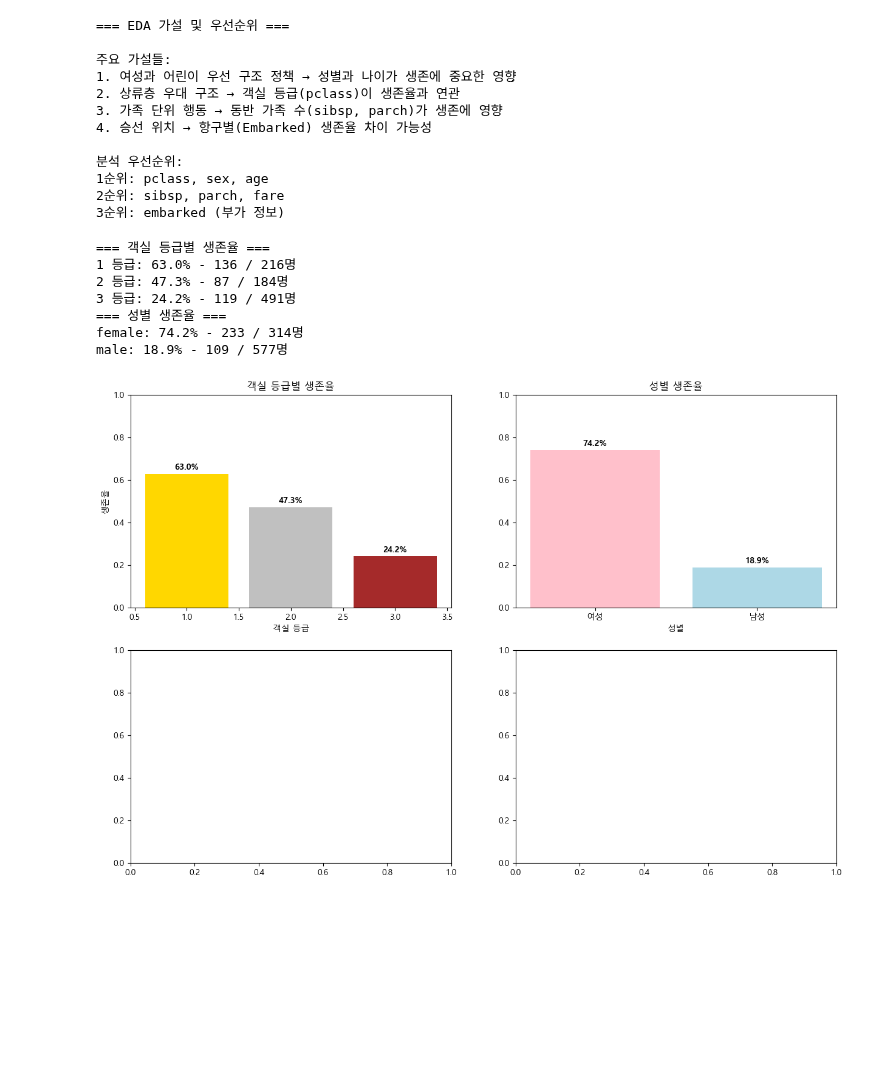
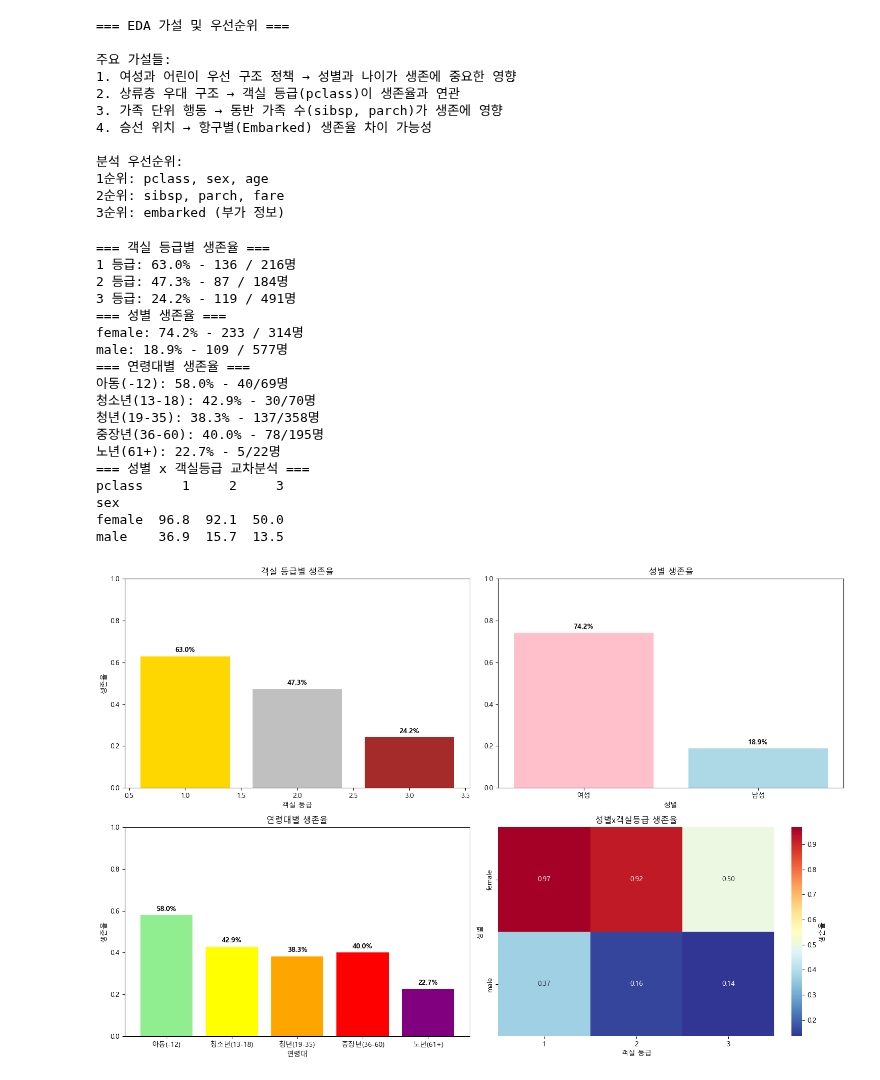
Before and after one commit to verba-neo/gaida-1, a Jupyter notebook: 데이터분석/titanic.ipynb, the cells around one changed output. Saved outputs shown, nothing was run; the diff lists cells and outputs as text; code cells hidden in the pictures; blank space fills up the shorter version.

Commit message:
titanic EDA

```diff
--- a/데이터분석/titanic.ipynb
+++ b/데이터분석/titanic.ipynb
@@ -678,32 +678,80 @@ for idx, row in pclass_survival.iterrows():
 
 
 # 1-1. 요금으로 insight를 뽑을 수 있을까? (돈을 특히 많이 낸 사람들의 생존률..?)
 
 # 2. 성별 생존률
 sex_survival = titanic.groupby('sex')['survived'].agg(['count', 'sum', 'mean'])
 a2.bar(range(len(sex_survival)), sex_survival['mean'], color=['pink', 'lightblue'])
 a2.set_title('성별 생존율')
 a2.set_xlabel('성별')
 a2.set_xticklabels(['여성', '남성'])
 a2.set_xticks(range(len(sex_survival)))
 a2.set_ylim(0, 1)
 
 for idx, value in enumerate(sex_survival['mean']):
     a2.text(idx, value + 0.02, f'{value:.1%}', ha='center', fontweight='bold')
 
 print('=== 성별 생존율 ===')
 for idx, row in sex_survival.iterrows():
     print(f'{idx}: {row['mean']:.1%} - {row['sum'].astype(int)} / {row['count'].astype(int)}명')
-plt.show()
 
 
 # 3. 나이 생존률(연령대 별)
+titanic['age_group'] = pd.cut(
+    titanic['age'],
+    bins=[0, 12, 18, 35, 60, 100,],  # 초과 ~ 이하
+    labels=['아동(-12)', '청소년(13-18)', '청년(19-35)', '중장년(36-60)', '노년(61+)',]
+)
+age_survival = titanic.groupby('age_group')['survived'].agg(['count', 'sum', 'mean']).dropna()
+
+a3.bar(range(len(age_survival)), age_survival['mean'],
+       color=['lightgreen', 'yellow', 'orange', 'red', 'purple'])
+a3.set_title('연령대별 생존율')
+a3.set_xlabel('연령대')
+a3.set_xticks(range(len(age_survival)))
+a3.set_xticklabels(age_survival.index)
+a3.set_ylim(0, 1)
+a3.set_ylabel('생존율')
+
+for idx, value in enumerate(age_survival['mean']):
+    a3.text(idx, value + 0.02, f'{value:.1%}', ha='center', fontweight='bold')
+
+print('=== 연령대별 생존율 ===')
+for idx, row in age_survival.iterrows():
+    print(f'{idx}: {row['mean']:.1%} - {row['sum'].astype(int)}/{row['count'].astype(int)}명')
+
+
+# 4. 조합 분석: 성별 x 객실등급 -> GroupBy 말고 Crosstab 으로 해보자
+#               성별       x         객실등급 ,       생존              율
+survival_ct = pd.crosstab(titanic['sex'], titanic['pclass'], titanic['survived'], aggfunc='mean')
+sns.heatmap(survival_ct, annot=True, fmt='.2f', cmap='RdYlBu_r',
+            ax=a4, cbar_kws={'label': '생존율'})
+a4.set_title('성별x객실등급 생존율')
+a4.set_xlabel('객실 등급')
+a4.set_ylabel('성별')
+
+print('=== 성별 x 객실등급 교차분석 ===')
+print(survival_ct.round(3) * 100)
+
+plt.tight_layout()
+plt.show()
 # %% [output]
 === 객실 등급별 생존율 ===
 1 등급: 63.0% - 136 / 216명
 2 등급: 47.3% - 87 / 184명
 3 등급: 24.2% - 119 / 491명
 === 성별 생존율 ===
 female: 74.2% - 233 / 314명
 male: 18.9% - 109 / 577명
+=== 연령대별 생존율 ===
+아동(-12): 58.0% - 40/69명
+청소년(13-18): 42.9% - 30/70명
+청년(19-35): 38.3% - 137/358명
+중장년(36-60): 40.0% - 78/195명
+노년(61+): 22.7% - 5/22명
+=== 성별 x 객실등급 교차분석 ===
+pclass     1     2     3
+sex
+female  96.8  92.1  50.0
+male    36.9  15.7  13.5
-[figure, old version]
+[figure, new version]
```
Also changed, not shown: parts of 4 cells of this notebook.
